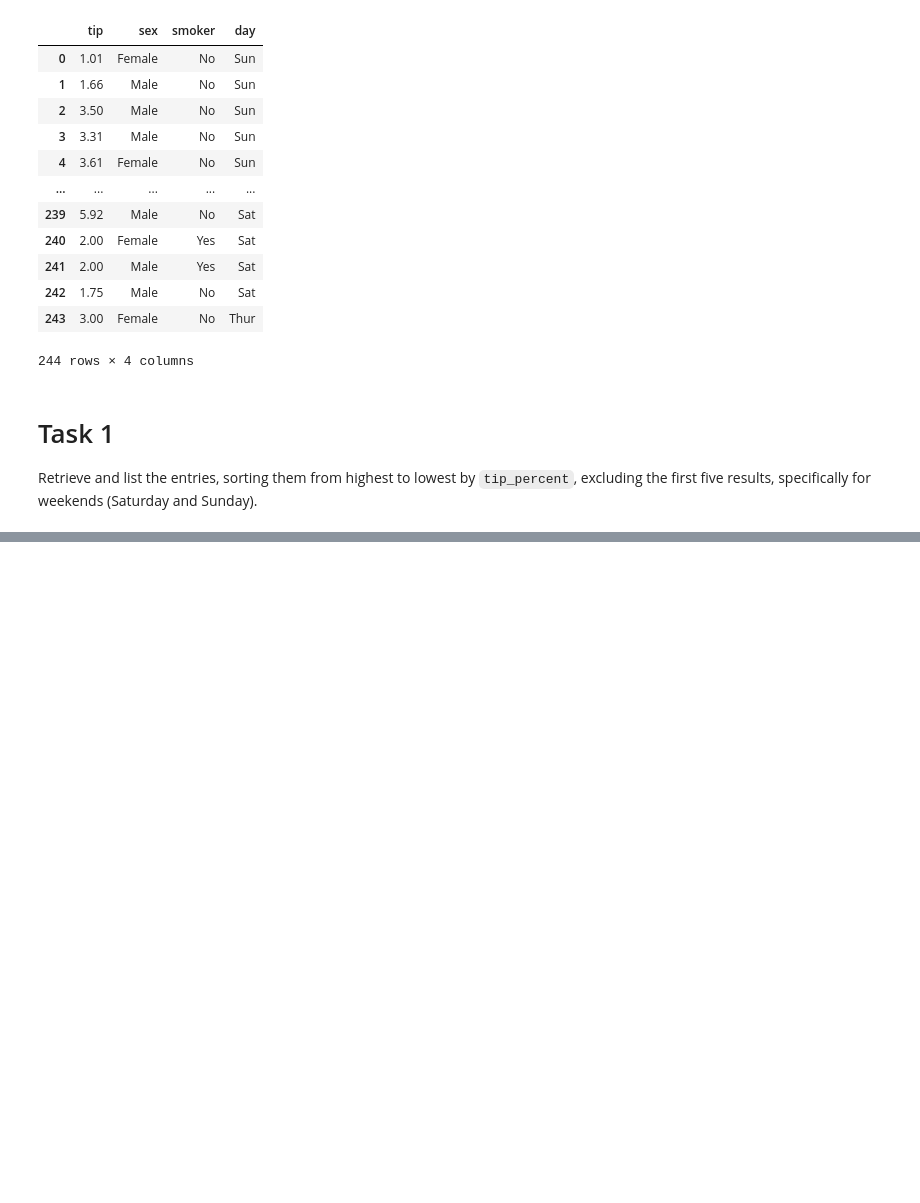
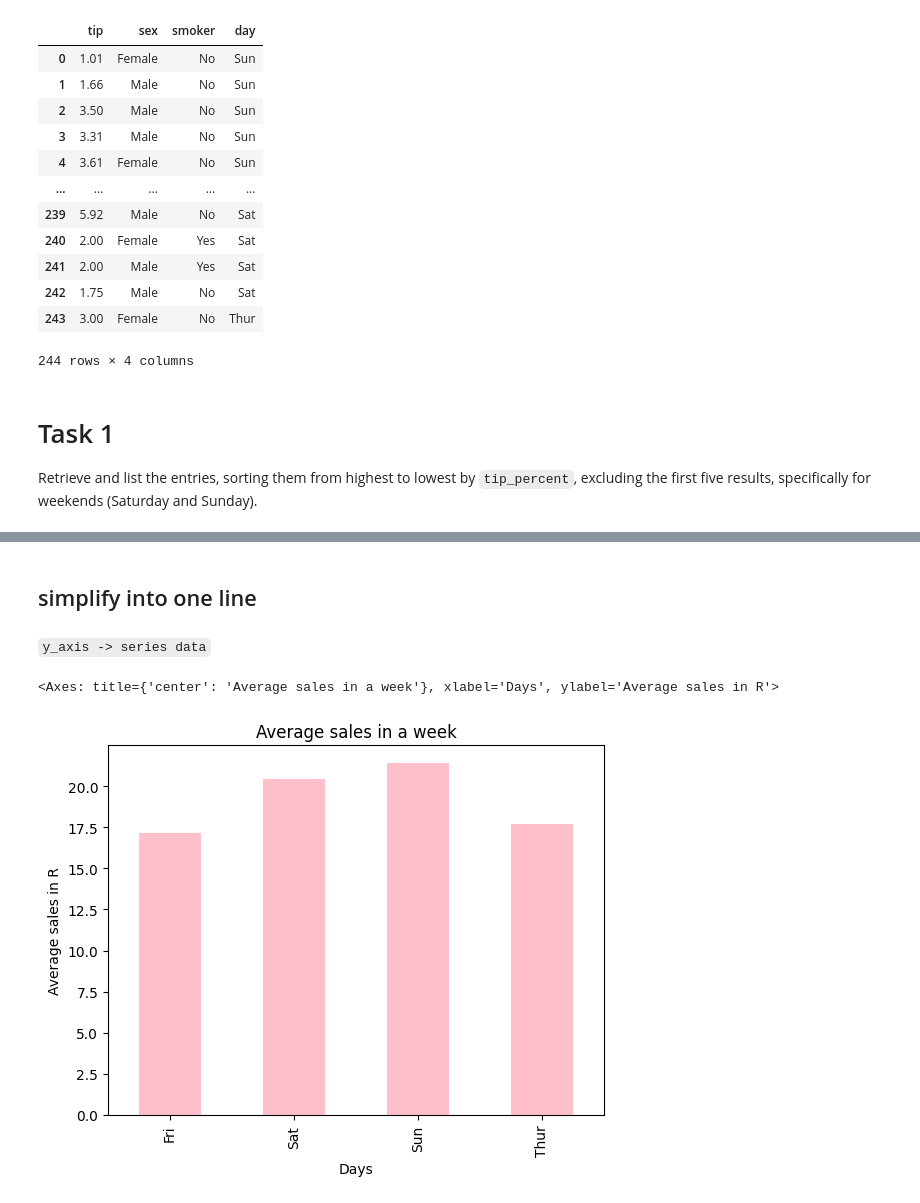
Before and after one commit to inganathijacobs/Python-Fundamentals-2025, a Jupyter notebook: Day 21/02_pandas copy 2.ipynb, the cells around one changed output, grey strips where cells are left out. Drawn from its saved outputs; the diff is of its cells as text; code cells hidden in the pictures; blank space fills up the shorter version.

```diff
--- a/Day 21/02_pandas copy 2.ipynb
+++ b/Day 21/02_pandas copy 2.ipynb
@@ -475,0 +737,16 @@ tips_df.sort_values(by="tip_percent").loc[5:,:]
+# %% [markdown]
+## simplify into one line
+# %% [markdown]
+`y_axis -> series data`
+# %%
+y_avg_total_bill = tips_df.groupby("day")["total_bill"].mean()
+
+
+# plt.bar(x_axis, y_axis, color="orange", alpha=0.8)
+# plt.xlabel("Days")
+# plt.ylabel("Average total_bill")
+# plt.title("Average total Bill for each Day")
+y_avg_total_bill.plot(kind='bar', xlabel='Days', ylabel='Average sales in R', title='Average sales in a week', color='pink')
+# %% [output]
+<Axes: title={'center': 'Average sales in a week'}, xlabel='Days', ylabel='Average sales in R'>
+[figure, added]
```
Also changed, not shown: parts of 54 cells of this notebook.
